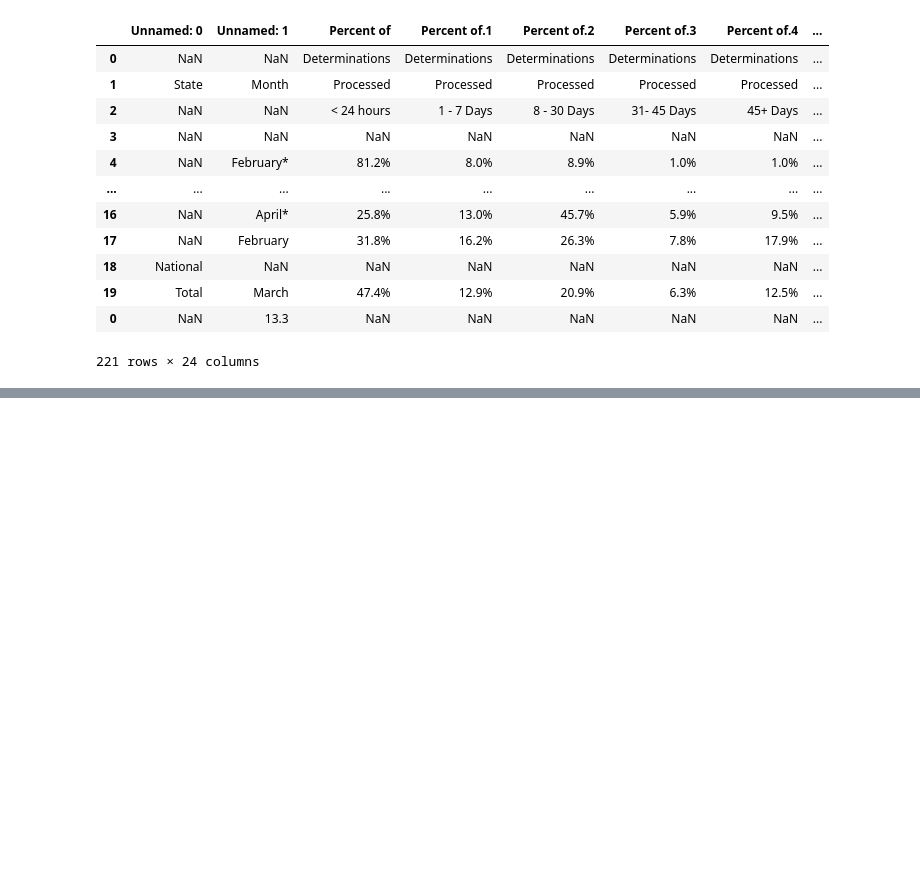
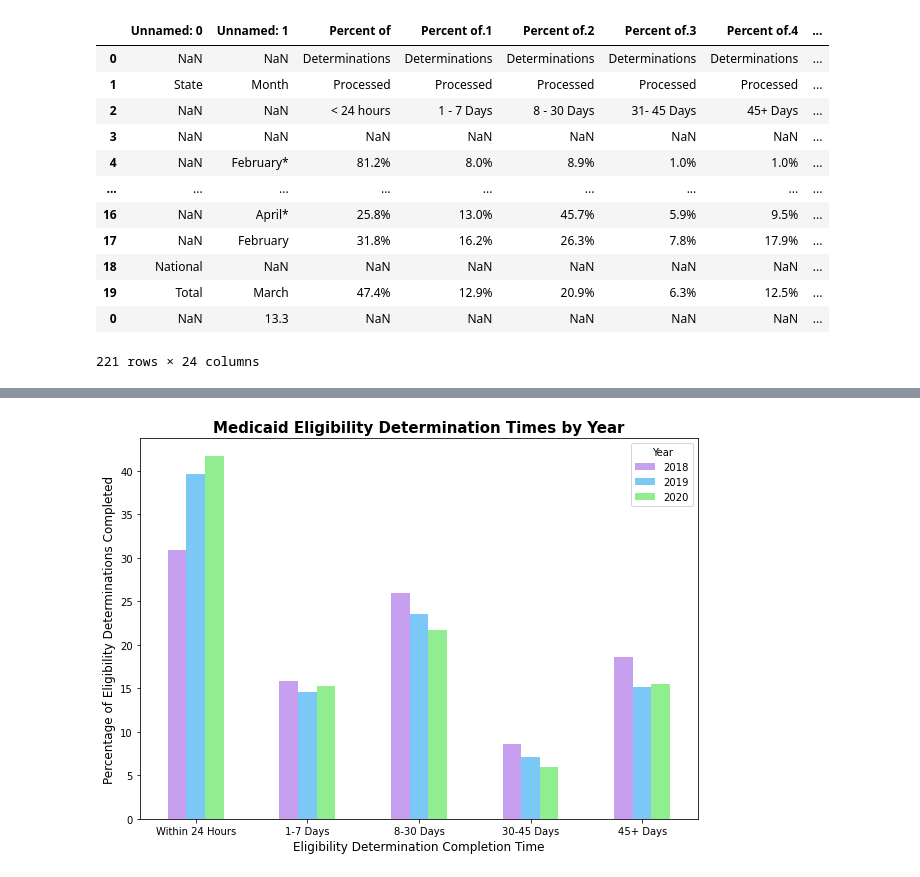
Before and after one commit to carolineeadams/Medicaid_Application_Processing_Time, a Jupyter notebook: Data Joining and Manipulation.ipynb, the cells around one changed output, grey strips where cells are left out. Cells and saved outputs as stored; diff of their text form; code cells hidden in the pictures; blank space fills up the shorter version.

```diff
--- a/Data Joining and Manipulation.ipynb
+++ b/Data Joining and Manipulation.ipynb
@@ -210,0 +219,6 @@ df_19
+# %%
+elig_det_dta_18=pd.read_csv("/Users/carolineadams/Documents/Georgetown/F21/DS1/FinalProject/PPOL564_Final_Project/Data/state_app_time_data2018.csv")
+
+elig_det_dta_18.rename(columns={"Percent of Determinations Processed\n< 24 hours":"Percent of Determinations Processed within 24 Hours", "Percent of Determinations Processed\n1 - 7 Days":"Percent of Determinations Processed Between 1 and 7 Days", "Percent of Determinations Processed\n8 - 30 Days":"Percent of Determinations Processed Between 8 and 30 Days", "Percent of Determinations Processed\n31- 45 Days":"Percent of Determinations Processed Between 31 and 45 Days", "Percent of Determinations Processed\n45+ Days":"Percent of Determinations Processed After 45 Days"}, inplace=True)  #renaming the columns
+elig_det_dta_18['Year']=2018
+elig_det_dta_18
@@ -227,0 +267,6 @@ elig_det_dta_19
+# %%
+elig_det_dta_20=pd.read_csv("/Users/carolineadams/Documents/Georgetown/F21/DS1/FinalProject/PPOL564_Final_Project/Data/state_app_time_data2020.csv")
+
+elig_det_dta_20.rename(columns={"Percent of Determinations Processed\n< 24 hours":"Percent of Determinations Processed within 24 Hours", "Percent of Determinations Processed\n1 - 7 Days":"Percent of Determinations Processed Between 1 and 7 Days", "Percent of Determinations Processed\n8 - 30 Days":"Percent of Determinations Processed Between 8 and 30 Days", "Percent of Determinations Processed\n31- 45 Days":"Percent of Determinations Processed Between 31 and 45 Days", "Percent of Determinations Processed\n45+ Days":"Percent of Determinations Processed After 45 Days"}, inplace=True)  #renaming the columns
+elig_det_dta_20['Year']=2020
+elig_det_dta_20
@@ -274,0 +509,12 @@ means_19_t
+# %%
+nat_total_18=elig_det_dta_18[elig_det_dta_18.State== "National Total"]
+nat_total_19=elig_det_dta_19[elig_det_dta_19.State== "National Total"]
+nat_total_20=elig_det_dta_20[elig_det_dta_20.State== "National Total"]
+nat_means=nat_total_18.append(nat_total_19)
+nat_means=nat_means.append(nat_total_20)
+nat_means=nat_means.groupby("Year")
+nat_means=nat_means.mean()
+nat_means=nat_means.reset_index()
+nat_means=nat_means.set_index("Year")
+nat_means=nat_means.transpose()
+nat_means
@@ -274,0 +528,14 @@ means_19_t
+# %%
+nat_means.plot(kind="bar", stacked=False, figsize=(10,7), color=['#C79FEF', "#7BC8F6", "#90EE90"])  #creating a stacked bar chart based on queried data
+plt.title("Medicaid Eligibility Determination Times by Year", fontsize=15, fontweight="bold")  #adding a plot title
+plt.ylabel("Percentage of Eligibility Determinations Completed", fontsize=12)  #adding a y axis label
+plt.xlabel("Eligibility Determination Completion Time", fontsize=12)  #adding an x axis label
+ticks=np.arange(len(nat_means))
+plt.yticks(fontsize=10)
+plt.xticks(ticks=ticks, labels=["Within 24 Hours", "1-7 Days", "8-30 Days", "30-45 Days", "45+ Days"], fontsize=10, rotation=0)
+#plt.legend(fontsize=10)
+#plt.annotate("Source: Centers for Medicare and Medicaid Services", (0,0), (-80,-20), fontsize=20,
+             #xycoords='axes fraction', textcoords='offset points', va='top')
+plt.show()
+# %% [output]
+[figure, added]
```
Also changed, not shown: parts of 32 cells of this notebook, 7 other files.
